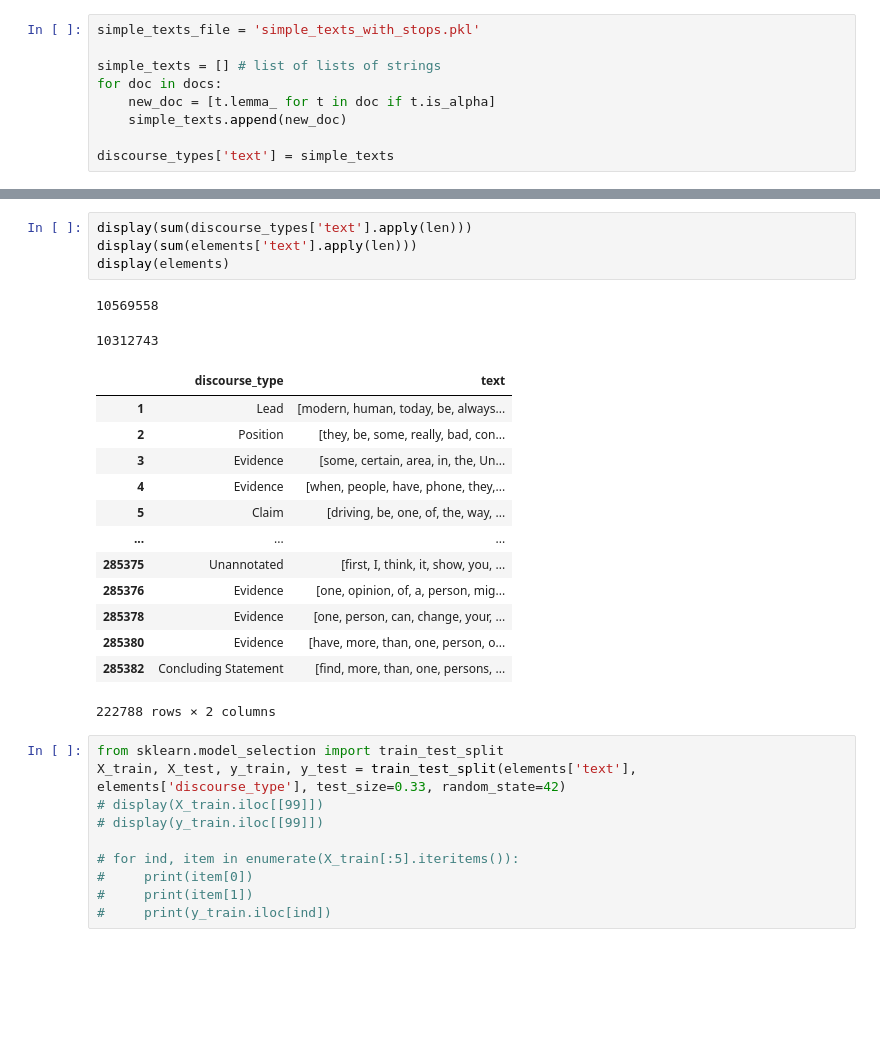
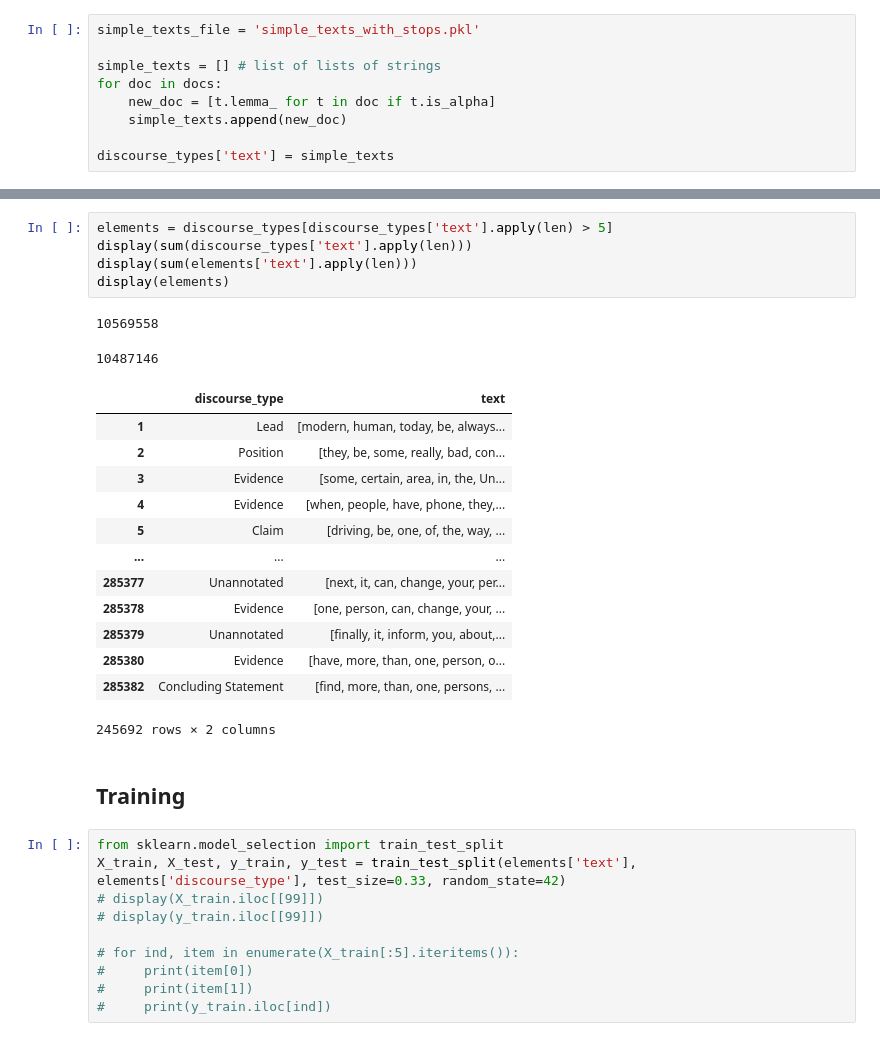
Before and after one commit to langdonholmes/persuade_doc2vec, a Jupyter notebook: doc2vec.ipynb, the cells around one changed output, grey strips where cells are left out. Drawn from its saved outputs; the diff is of its cells as text; blank space fills up the shorter version.

```diff
--- a/doc2vec.ipynb
+++ b/doc2vec.ipynb
@@ -153,23 +191,26 @@ display(elements)
-# %%
-display(sum(discourse_types['text'].apply(len)))
-display(sum(elements['text'].apply(len)))
-display(elements)
-# %% [output]
-10569558
-10312743
-|  | discourse_type | text |
-| 1 | Lead | [modern, human, today, be, always... |
-| 2 | Position | [they, be, some, really, bad, con... |
-| 3 | Evidence | [some, certain, area, in, the, Un... |
-| 4 | Evidence | [when, people, have, phone, they,... |
-| 5 | Claim | [driving, be, one, of, the, way, ... |
-| ... | ... | ... |
-| 285375 | Unannotated | [first, I, think, it, show, you, ... |
-| 285376 | Evidence | [one, opinion, of, a, person, mig... |
-| 285378 | Evidence | [one, person, can, change, your, ... |
-| 285380 | Evidence | [have, more, than, one, person, o... |
-| 285382 | Concluding Statement | [find, more, than, one, persons, ... |
-222788 rows × 2 columns
+# %%
+elements = discourse_types[discourse_types['text'].apply(len) > 5]
+display(sum(discourse_types['text'].apply(len)))
+display(sum(elements['text'].apply(len)))
+display(elements)
+# %% [output]
+10569558
+10487146
+|  | discourse_type | text |
+| 1 | Lead | [modern, human, today, be, always... |
+| 2 | Position | [they, be, some, really, bad, con... |
+| 3 | Evidence | [some, certain, area, in, the, Un... |
+| 4 | Evidence | [when, people, have, phone, they,... |
+| 5 | Claim | [driving, be, one, of, the, way, ... |
+| ... | ... | ... |
+| 285377 | Unannotated | [next, it, can, change, your, per... |
+| 285378 | Evidence | [one, person, can, change, your, ... |
+| 285379 | Unannotated | [finally, it, inform, you, about,... |
+| 285380 | Evidence | [have, more, than, one, person, o... |
+| 285382 | Concluding Statement | [find, more, than, one, persons, ... |
+245692 rows × 2 columns
+# %% [markdown]
+## Training
 # %%
 from sklearn.model_selection import train_test_split
 X_train, X_test, y_train, y_test = train_test_split(elements['text'], elements['discourse_type'], test_size=0.33, random_state=42)
```
Also changed, not shown: parts of 32 cells of this notebook.
